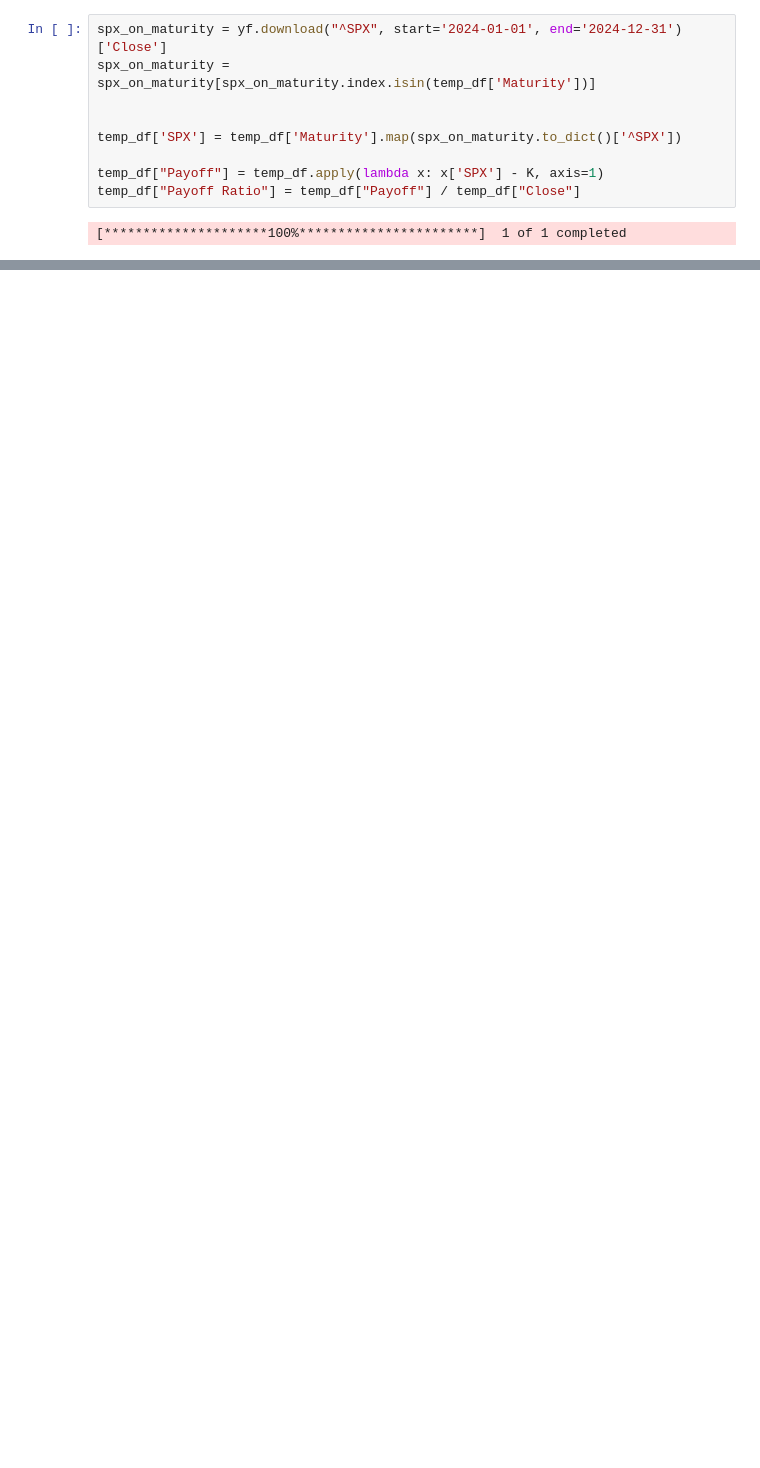
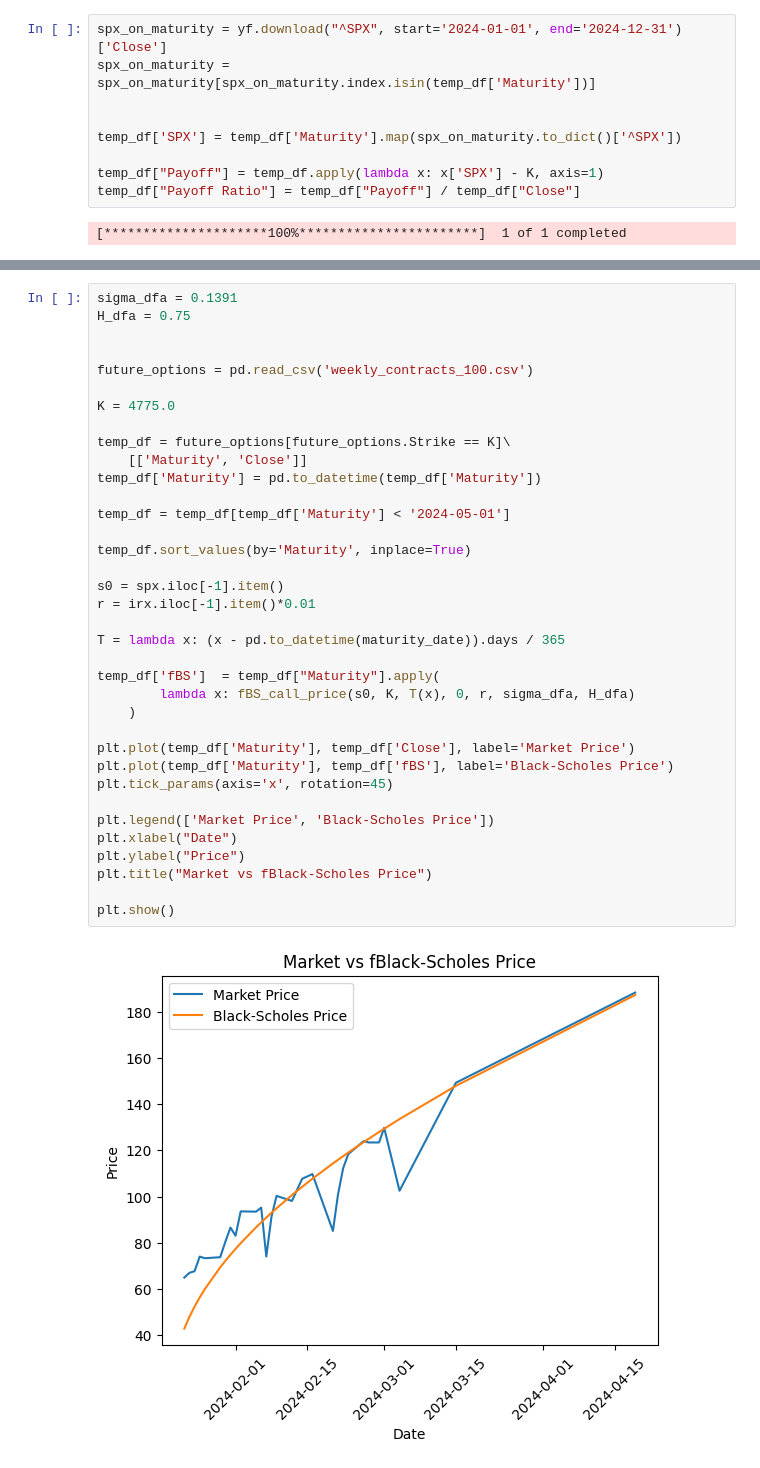
Before and after one commit to santoshlinkha/mscfe-capstone, a Jupyter notebook: BS-f.ipynb, the cells around one changed output, grey strips where cells are left out. Cells and saved outputs as stored; diff of their text form; blank space fills up the shorter version.

```diff
--- a/BS-f.ipynb
+++ b/BS-f.ipynb
@@ -149,0 +241,38 @@ array([[ 1.        , -0.51559818],
+# %%
+sigma_dfa = 0.1391
+H_dfa = 0.75
+
+
+future_options = pd.read_csv('weekly_contracts_100.csv')
+
+K = 4775.0
+
+temp_df = future_options[future_options.Strike == K]\
+    [['Maturity', 'Close']]
+temp_df['Maturity'] = pd.to_datetime(temp_df['Maturity'])
+
+temp_df = temp_df[temp_df['Maturity'] < '2024-05-01']
+
+temp_df.sort_values(by='Maturity', inplace=True)
+
+s0 = spx.iloc[-1].item()
+r = irx.iloc[-1].item()*0.01
+
+T = lambda x: (x - pd.to_datetime(maturity_date)).days / 365
+
+temp_df['fBS']  = temp_df["Maturity"].apply(
+        lambda x: fBS_call_price(s0, K, T(x), 0, r, sigma_dfa, H_dfa)
+    )
+
+plt.plot(temp_df['Maturity'], temp_df['Close'], label='Market Price')
+plt.plot(temp_df['Maturity'], temp_df['fBS'], label='Black-Scholes Price')
+plt.tick_params(axis='x', rotation=45)
+
+plt.legend(['Market Price', 'Black-Scholes Price'])
+plt.xlabel("Date")
+plt.ylabel("Price")
+plt.title("Market vs fBlack-Scholes Price")
+
+plt.show()
+# %% [output]
+[figure, added]
```
Also changed, not shown: parts of 12 cells of this notebook.
